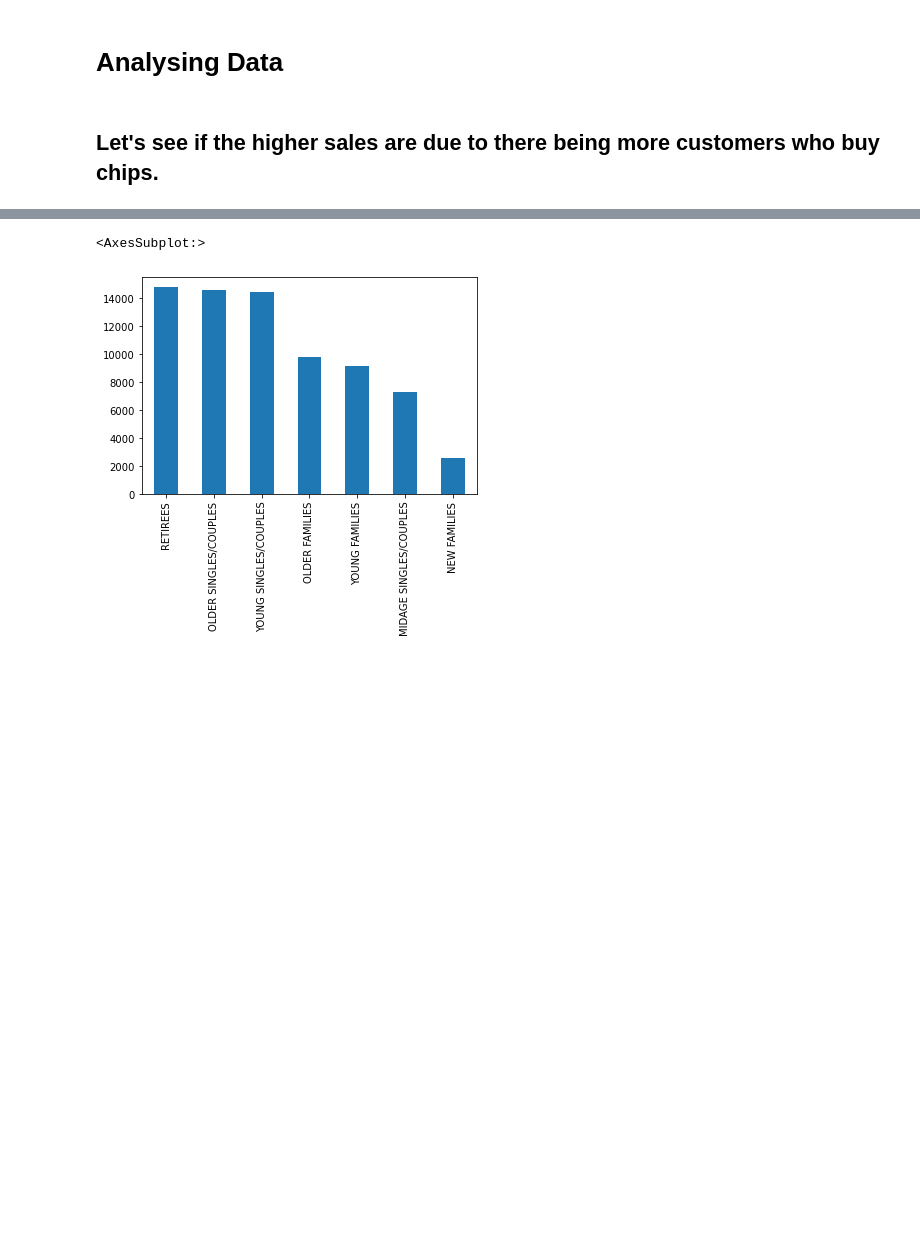
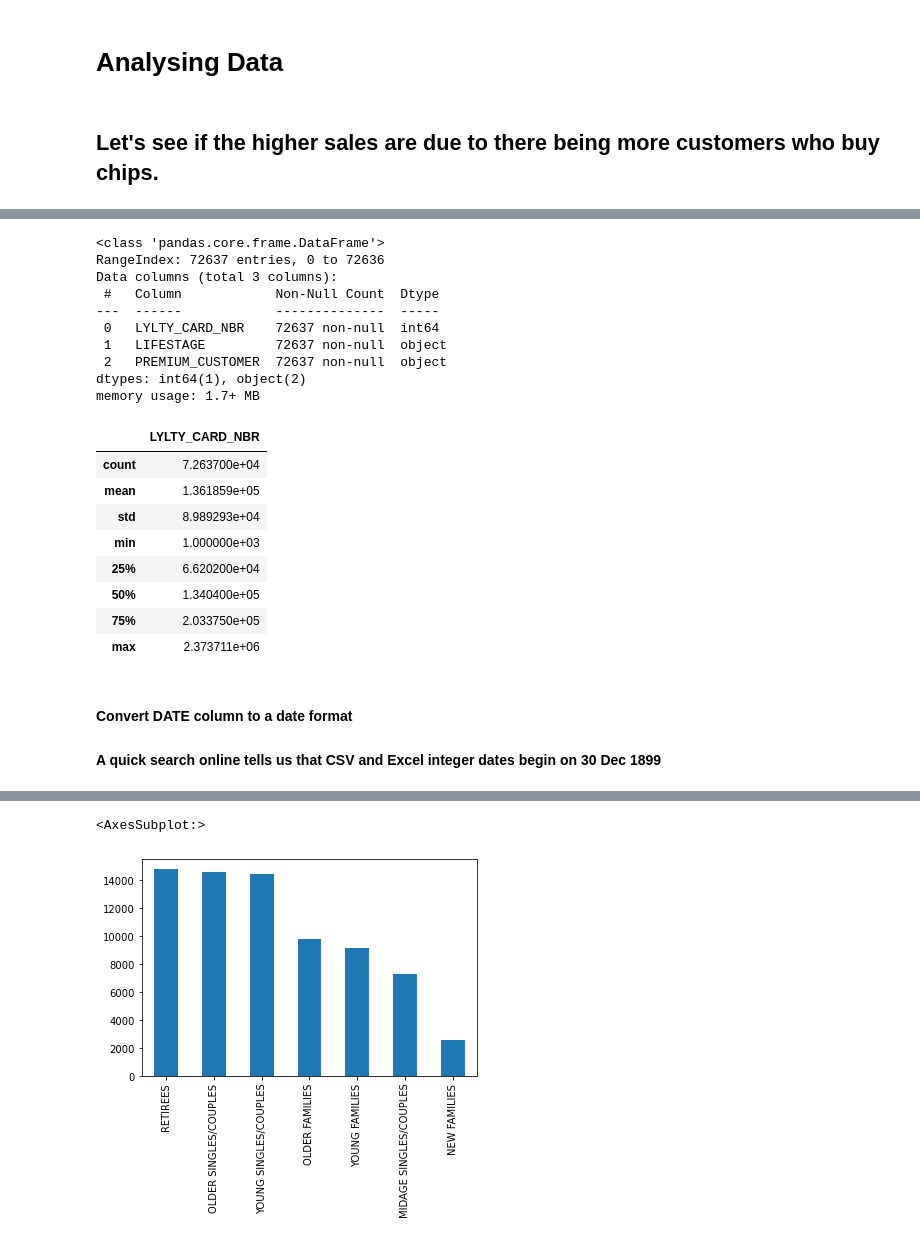
Before and after one commit to azminewasi/Forage-Virtual-Internship-Projects, a Jupyter notebook: Quantum - Data Analytics/T1 Data preparation and customer analytics/analysis.ipynb, the cells around one changed output, grey strips where cells are left out. Saved outputs shown, nothing was run; the diff lists cells and outputs as text; code cells hidden in the pictures; blank space fills up the shorter version.

```diff
--- a/Quantum - Data Analytics/T1 Data preparation and customer analytics/analysis.ipynb
+++ b/Quantum - Data Analytics/T1 Data preparation and customer analytics/analysis.ipynb
@@ -36,0 +58,26 @@ transection_data.head()
+# %%
+purchase_behaviour.info()
+purchase_behaviour.describe()
+# %% [output]
+<class 'pandas.core.frame.DataFrame'>
+RangeIndex: 72637 entries, 0 to 72636
+Data columns (total 3 columns):
+ #   Column            Non-Null Count  Dtype
+---  ------            --------------  -----
+ 0   LYLTY_CARD_NBR    72637 non-null  int64
+ 1   LIFESTAGE         72637 non-null  object
+ 2   PREMIUM_CUSTOMER  72637 non-null  object
+dtypes: int64(1), object(2)
+memory usage: 1.7+ MB
+|  | LYLTY_CARD_NBR |
+| count | 7.263700e+04 |
+| mean | 1.361859e+05 |
+| std | 8.989293e+04 |
+| min | 1.000000e+03 |
+| 25% | 6.620200e+04 |
+| 50% | 1.340400e+05 |
+| 75% | 2.033750e+05 |
+| max | 2.373711e+06 |
+# %% [markdown]
+#### Convert DATE column to a date format
+#### A quick search online tells us that CSV and Excel integer dates begin on 30 Dec 1899
```
Also changed, not shown: parts of 15 cells of this notebook, 58 other files.
